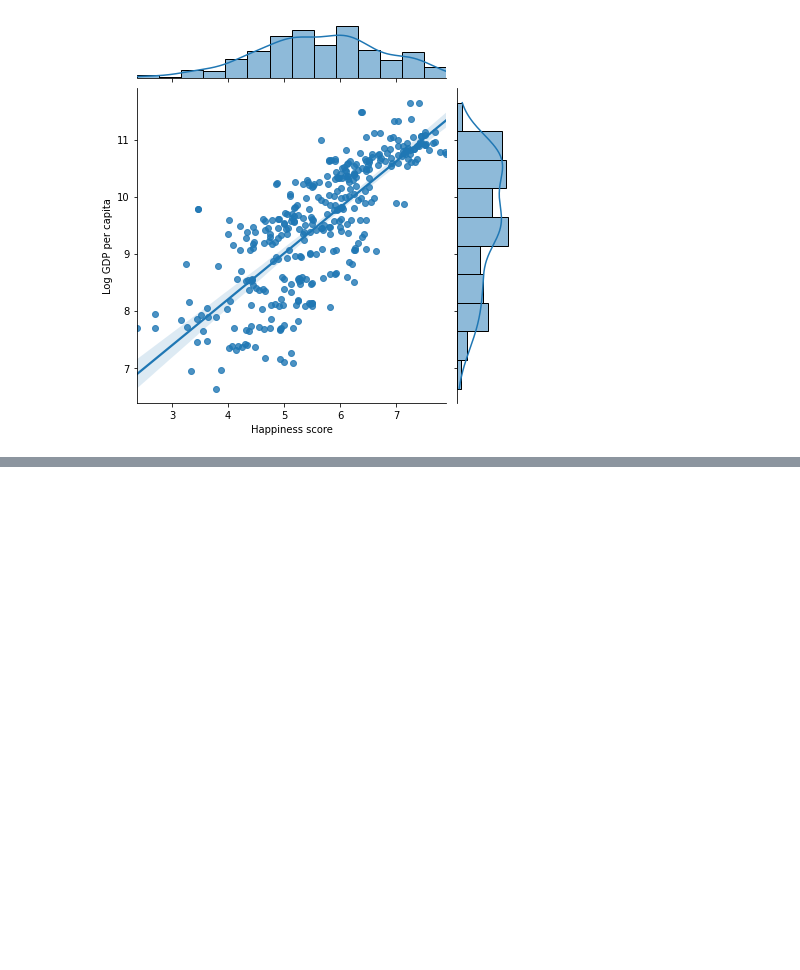
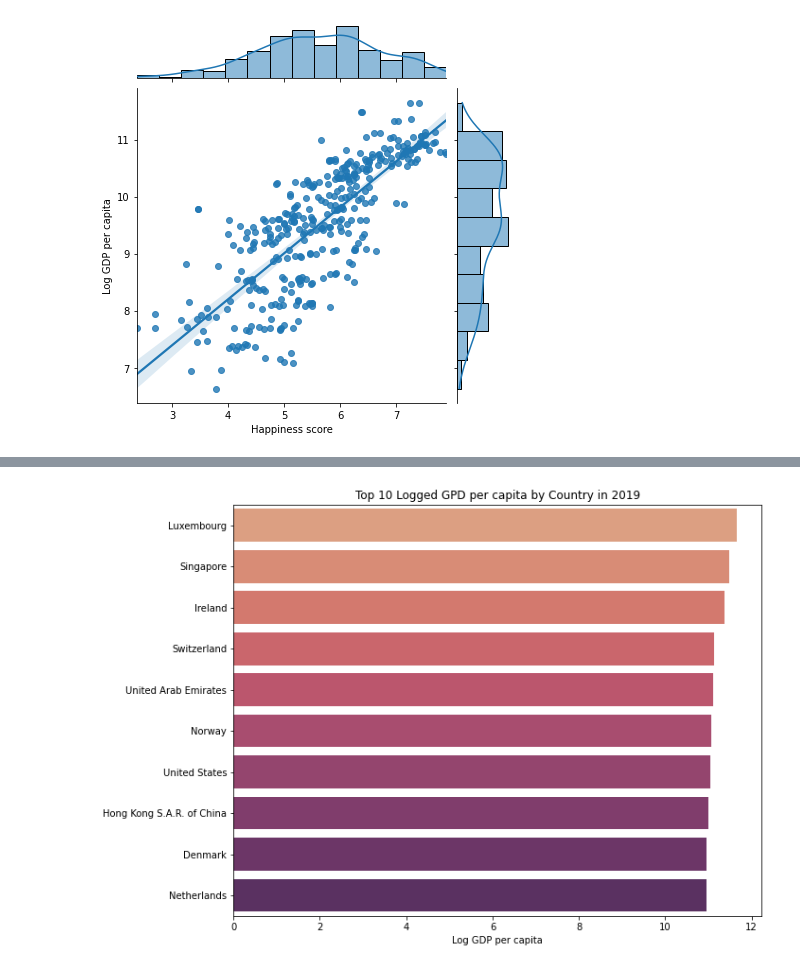
Before and after one commit to data301-2021-summer2/project-group25-project, a Jupyter notebook: analysis/analysis.ipynb, the cells around one changed output, grey strips where cells are left out. Drawn from its saved outputs; the diff is of its cells as text; code cells hidden in the pictures; blank space fills up the shorter version.

```diff
--- a/analysis/analysis.ipynb
+++ b/analysis/analysis.ipynb
@@ -108,3 +101,9 @@ df2
 | 360 | Zimbabwe | 2019 | 2.694 | 7.950 | 0.759 | 56.2 | ... |
 | 361 | Zimbabwe | 2020 | 3.160 | 7.829 | 0.717 | 56.8 | ... |
 362 rows × 9 columns
+# %%
+def load_year (dataframe ,year):
+    dfyear = dataframe[dataframe['year'] == year].reset_index(drop=True)
+    return dfyear
+# %%
+happiness_df_2019 = load_year(df2,2019)
@@ -265,0 +271,5 @@ sns.boxplot(x='year',y='Log GDP per capita', data=df_LGPC_M)
+# %%
+GDP_2019=happiness_df_2019.sort_values(by = ['Log GDP per capita'], ascending = False)
+GDP_2019=GDP_2019.reset_index()
+GDP_2019.drop(columns = ['index'], inplace=True)
+GDP_2019
@@ -265,0 +290,3 @@ sns.boxplot(x='year',y='Log GDP per capita', data=df_LGPC_M)
+# %%
+Top10_GDP_2019 = GDP_2019.head(10)
+Top10_GDP_2019
@@ -265,0 +305,8 @@ sns.boxplot(x='year',y='Log GDP per capita', data=df_LGPC_M)
+# %%
+plt.figure(figsize=(10,8))
+ax = sns.barplot(y="Country name", x="Log GDP per capita", data=Top10_GDP_2019, palette=sns.color_palette("flare",10))
+plt.title('Top 10 Logged GPD per capita by Country in 2019')
+ax.set(xlabel='Log GDP per capita', ylabel='')
+plt.show()
+# %% [output]
+[figure, added]
```
Also changed, not shown: parts of 46 cells of this notebook, 9 other files.
